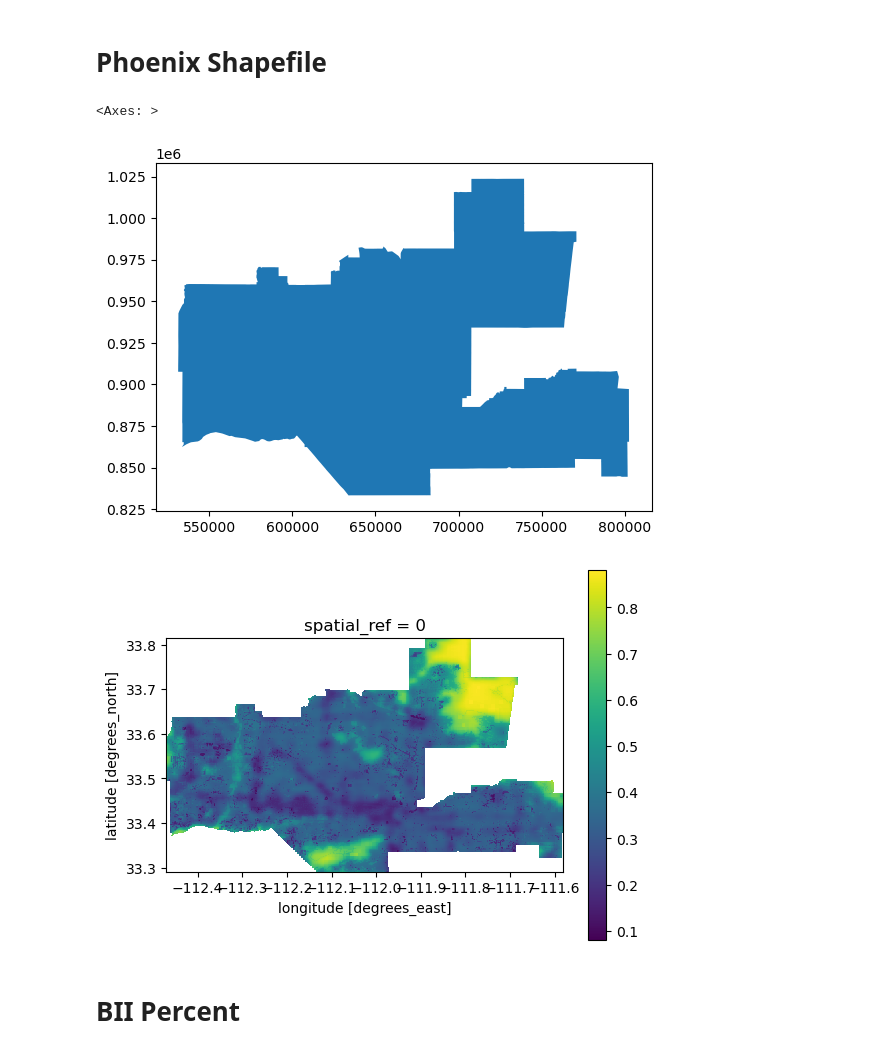
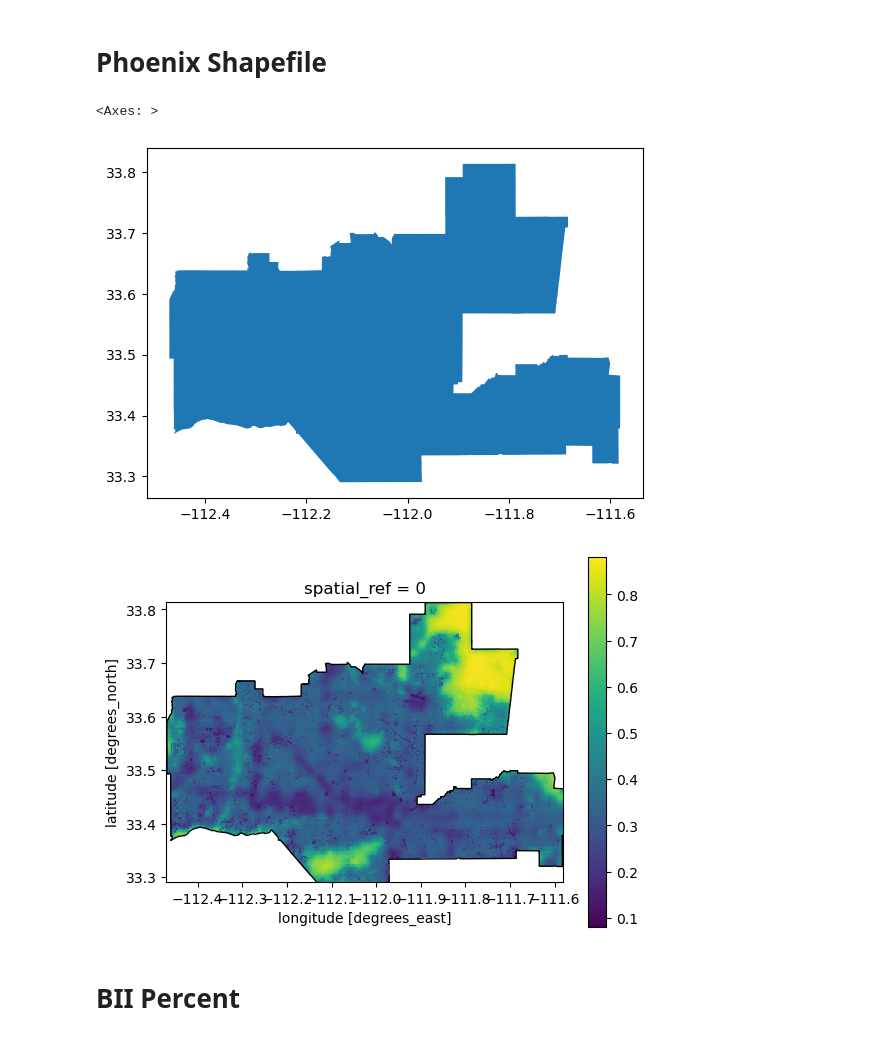
Before and after one commit to imsibaja/bii-phx, a Jupyter notebook: bii-phx.ipynb, the cells around one changed output. Drawn from its saved outputs; the diff is of its cells as text; code cells hidden in the pictures.

```diff
--- a/bii-phx.ipynb
+++ b/bii-phx.ipynb
@@ -79,11 +76,11 @@ Image(url=item_2017.assets["rendered_preview"].href, width=500)
 # %%
 az_shp = gpd.read_file("data/tl_2020_04_cousub.shp")
 phx_shp = az_shp[az_shp["NAME"]=="Phoenix"]
-phx_shp = phx_shp.to_crs(epsg=2223)
+#phx_shp = phx_shp.to_crs(epsg=2223)
 phx_shp.plot()
 # %% [output]
 <Axes: >
-[figure, old version]
+[figure, new version]
 # %%
 rast_2020 = rioxr.open_rasterio(item_2020.assets["data"].href)
 rast_2020 = rast_2020.squeeze().drop_vars("band")
@@ -104,7 +101,7 @@ phx_shp.plot(ax=ax, color=(0.1, 0.2, 0.5, 0.01), edgecolor="black")
 
 plt.show()
 # %% [output]
-[figure, old version]
+[figure, new version]
 # %% [markdown]
 # BII Percent
 # %% [markdown]
```
Also changed, not shown: parts of 3 cells of this notebook.
